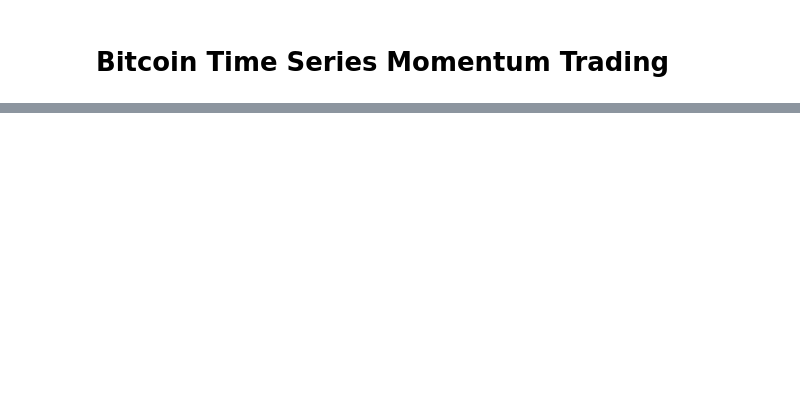
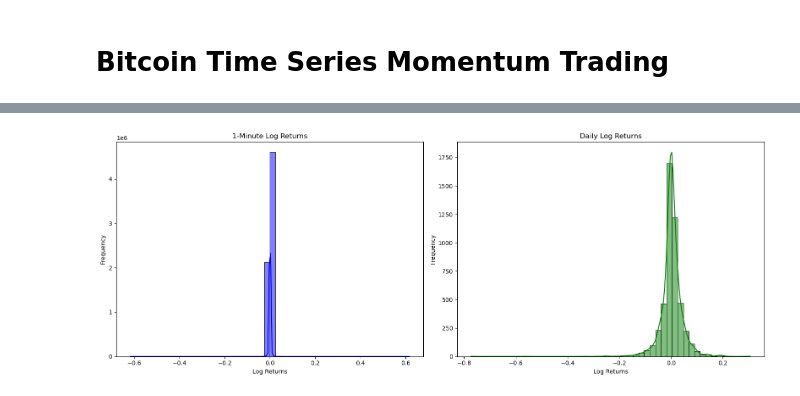
Before and after one commit to anthonymakarewicz/bitcoin-momentum-trading, a Jupyter notebook: main.ipynb, the cells around one changed output, grey strips where cells are left out. Saved outputs shown, nothing was run; the diff lists cells and outputs as text; code cells hidden in the pictures; blank space fills up the shorter version.

```diff
--- a/main.ipynb
+++ b/main.ipynb
@@ -87,0 +164,22 @@ fig.write_image("plots/candlestick_2024.png", width=1300, height=600, scale=2)
+# %%
+fig, axes = plt.subplots(1, 2, figsize=(16, 6))
+sns.histplot(
+    bitcoin.select("Log returns").to_series(),
+    kde=True, bins=50, color="blue", ax=axes[0]
+)
+axes[0].set_title("1-Minute Log Returns")
+axes[0].set_xlabel("Log Returns")
+axes[0].set_ylabel("Frequency")
+
+sns.histplot(
+    log_returns_daily.select("Log returns").to_series(),
+    kde=True, bins=50, color="green", ax=axes[1]
+)
+axes[1].set_title("Daily Log Returns")
+axes[1].set_xlabel("Log Returns")
+axes[1].set_ylabel("Frequency")
+
+fig.tight_layout()
+plt.show()
+# %% [output]
+[figure, added]
```
Also changed, not shown: parts of 14 cells of this notebook, 1 other file.
